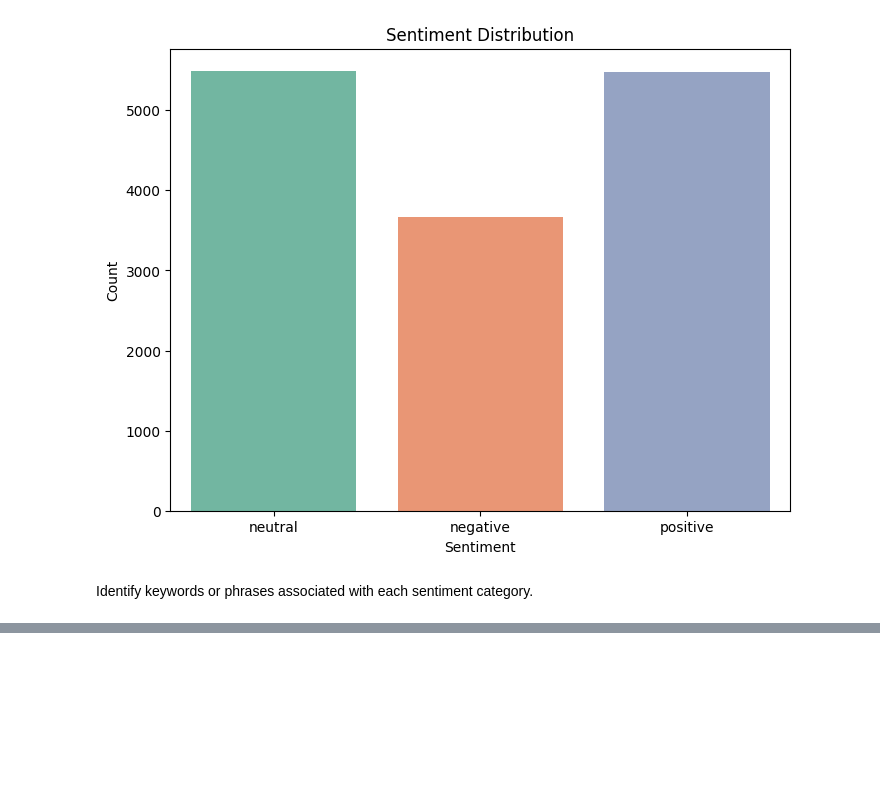
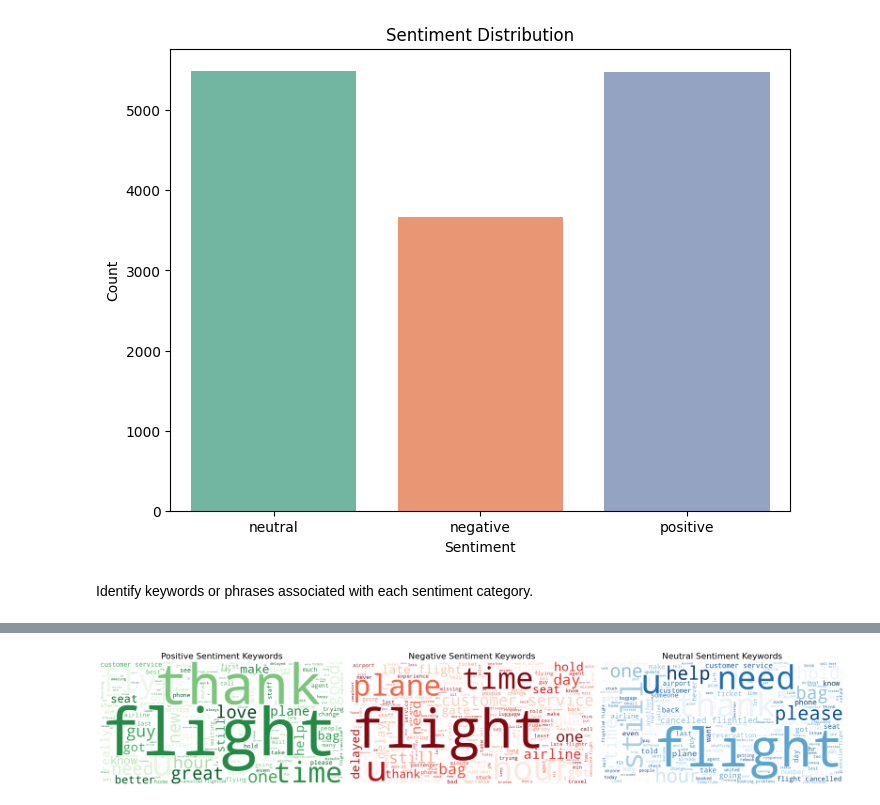
Before and after one commit to ShilpaVasista/Exploratory-Data-Analytics, a Jupyter notebook: EDA_Lab_8_Solution.ipynb, the cells around one changed output, grey strips where cells are left out. Drawn from its saved outputs; the diff is of its cells as text; code cells hidden in the pictures; blank space fills up the shorter version.

```diff
--- a/EDA_Lab_8_Solution.ipynb
+++ b/EDA_Lab_8_Solution.ipynb
@@ -77,0 +107,45 @@ keywords or phrases associated with each sentiment category.
+# %%
+# Preprocessing function using simple split instead of word_tokenize
+def preprocess_text(text):
+    words = text.lower().split()
+    stop_words = set(stopwords.words('english'))
+    cleaned_words = [word for word in words if word.isalpha() and word not in stop_words]
+    return cleaned_words
+
+# Create text corpus for each sentiment
+positive_text = " ".join(df[df['sentiment_label'] == 'positive']['text'])
+negative_text = " ".join(df[df['sentiment_label'] == 'negative']['text'])
+neutral_text = " ".join(df[df['sentiment_label'] == 'neutral']['text'])
+
+# Preprocess the text
+positive_words = preprocess_text(positive_text)
+negative_words = preprocess_text(negative_text)
+neutral_words = preprocess_text(neutral_text)
+
+# Generate word clouds
+wordcloud_positive = WordCloud(width=800, height=400, background_color='white', colormap='Greens').generate(" ".join(positive_words))
+wordcloud_negative = WordCloud(width=800, height=400, background_color='white', colormap='Reds').generate(" ".join(negative_words))
+wordcloud_neutral = WordCloud(width=800, height=400, background_color='white', colormap='Blues').generate(" ".join(neutral_words))
+
+# Plot the word clouds
+plt.figure(figsize=(20, 12))
+
+plt.subplot(1, 3, 1)
+plt.imshow(wordcloud_positive, interpolation='bilinear')
+plt.title("Positive Sentiment Keywords", fontsize=16)
+plt.axis('off')
+
+plt.subplot(1, 3, 2)
+plt.imshow(wordcloud_negative, interpolation='bilinear')
+plt.title("Negative Sentiment Keywords", fontsize=16)
+plt.axis('off')
+
+plt.subplot(1, 3, 3)
+plt.imshow(wordcloud_neutral, interpolation='bilinear')
+plt.title("Neutral Sentiment Keywords", fontsize=16)
+plt.axis('off')
+
+plt.tight_layout()
+plt.show()
+# %% [output]
+[figure, added]
```
Also changed, not shown: parts of 3 cells of this notebook.
